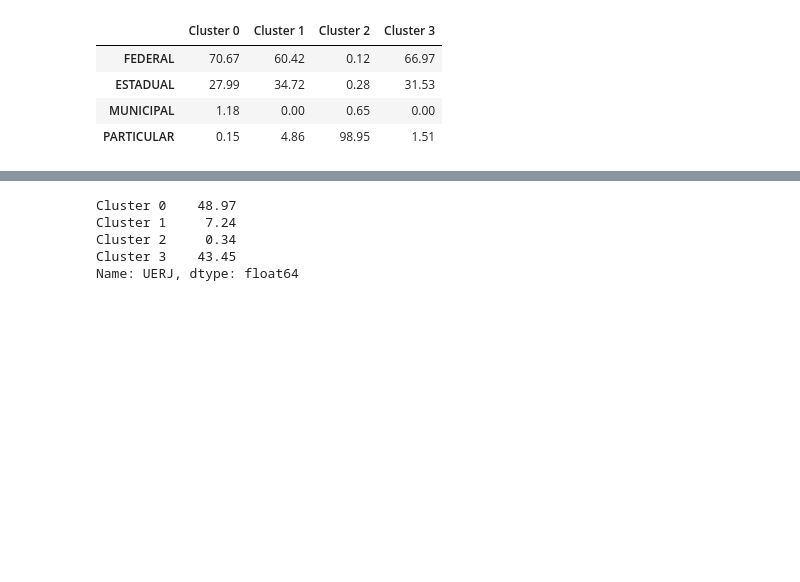
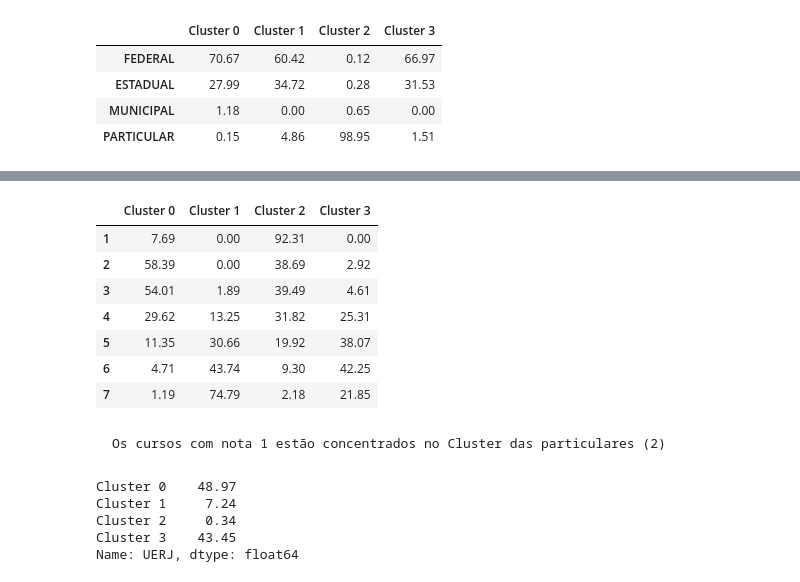
Before and after one commit to ieee-uerj/capes-data-analysis, a Jupyter notebook: Gustavo/Clusterização da Grande Base.ipynb, the cells around one changed output, grey strips where cells are left out. Drawn from its saved outputs; the diff is of its cells as text; code cells hidden in the pictures; blank space fills up the shorter version.

```diff
--- a/Gustavo/Clusterização da Grande Base.ipynb
+++ b/Gustavo/Clusterização da Grande Base.ipynb
@@ -291,3 +340,16 @@ compcategorica('CS_STATUS_JURIDICO').fillna(0)
+# %%
+compcategorica("CD_CONCEITO_PROGRAMA",0)
+# %% [output]
+|  | Cluster 0 | Cluster 1 | Cluster 2 | Cluster 3 |
+| 1 | 7.69 | 0.00 | 92.31 | 0.00 |
+| 2 | 58.39 | 0.00 | 38.69 | 2.92 |
+| 3 | 54.01 | 1.89 | 39.49 | 4.61 |
+| 4 | 29.62 | 13.25 | 31.82 | 25.31 |
+| 5 | 11.35 | 30.66 | 19.92 | 38.07 |
+| 6 | 4.71 | 43.74 | 9.30 | 42.25 |
+| 7 | 1.19 | 74.79 | 2.18 | 21.85 |
+# %% [markdown]
+    Os cursos com nota 1 estão concentrados no Cluster das particulares (2)
 # %%
 def discluster(SG_ENTIDADE_ENSINO):
     '''Qual a distribuição dos cursos da entidade em cada cluster?'''
```
Also changed, not shown: parts of 13 cells of this notebook.
